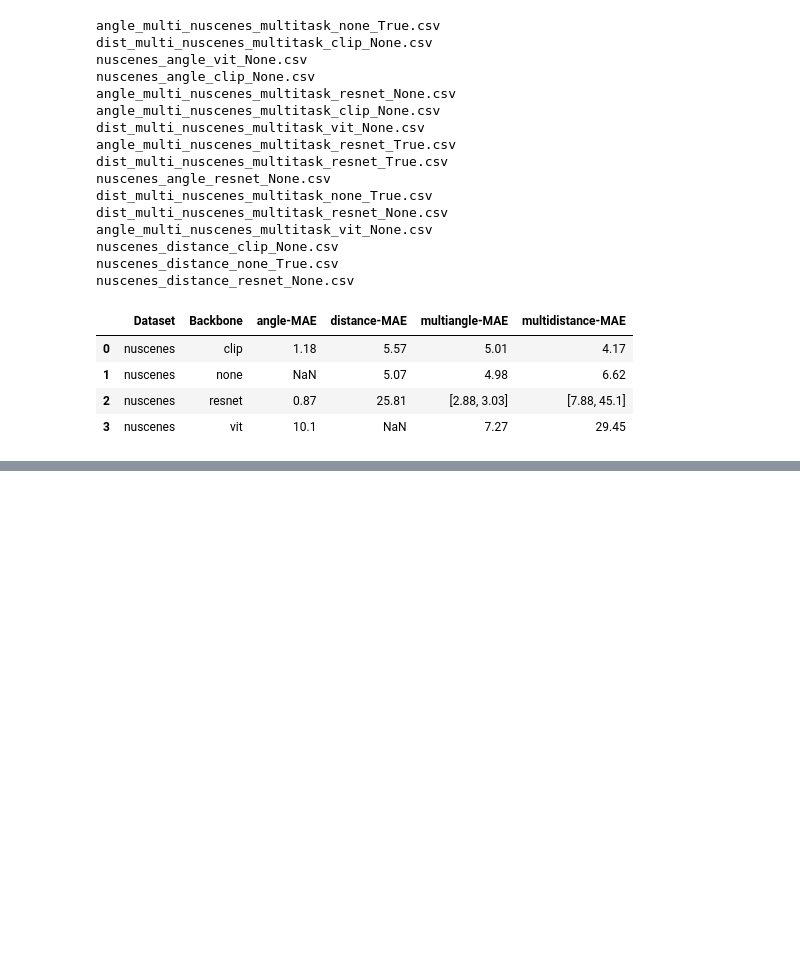
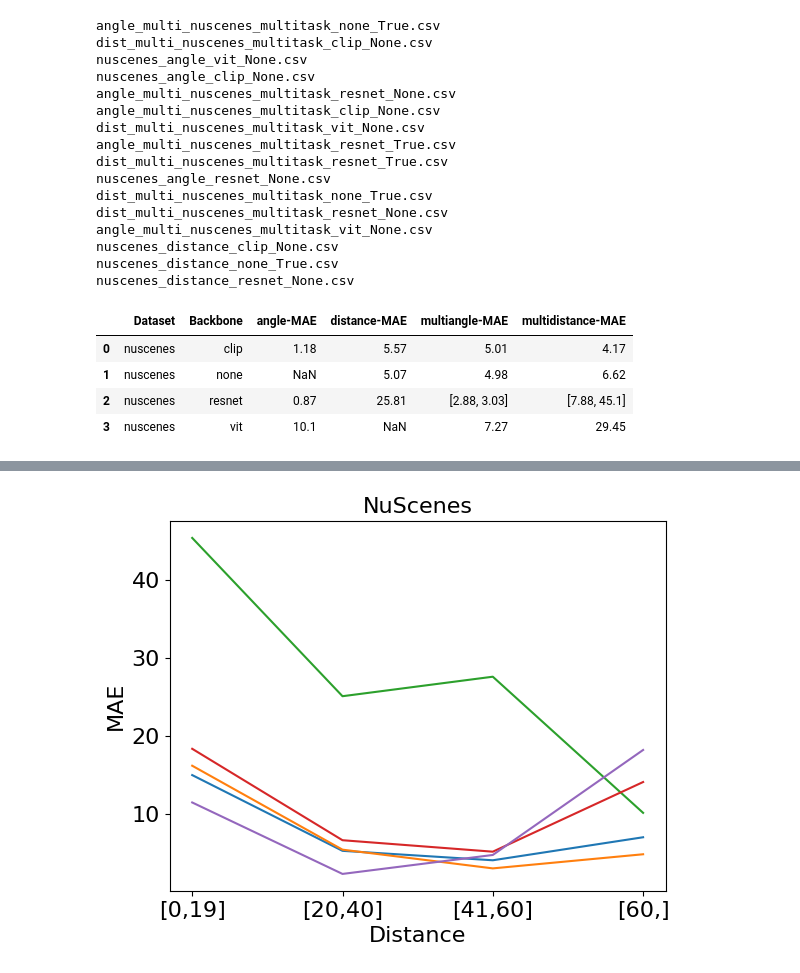
Before and after one commit to jessicamecht/concept_gridlock, a Jupyter notebook: analyse_results/table_for_papers copy.ipynb, the cells around one changed output, grey strips where cells are left out. Cells and saved outputs as stored; diff of their text form; code cells hidden in the pictures; blank space fills up the shorter version.

```diff
--- a/analyse_results/table_for_papers copy.ipynb
+++ b/analyse_results/table_for_papers copy.ipynb
@@ -333,0 +537,4 @@ df_pivot
+# %%
+df = pd.DataFrame(rows)
+# %%
+df['n'] = df["Concept"].astype(str) + df["Backbone"]
@@ -333,0 +668,13 @@ df_pivot
+# %%
+# The list of dictionaries
+df = pd.DataFrame(rows)
+
+# Pivot the DataFrame
+df_pivot = pd.pivot_table(df, values='t-RMSE', index=['Dataset', 'Backbone', 'Concept'], columns='Task', aggfunc=lambda x: x)
+
+# Rename the columns
+df_pivot.columns = [f'{col}-MAE' for col in df_pivot.columns]
+# Reset the index
+df_pivot = df_pivot.reset_index()
+#df_pivot['Feat. Size'] = [512, 643, 512, 768, 512, 643, 512, 768]
+#df_pivot = df_pivot[["Dataset", "Backbone", 'Feat. Size', 'angle-MAE', 'distance-MAE', 'multiangle-MAE', 'multidistance-MAE']].round(2)
@@ -333,0 +695,20 @@ df_pivot
+# %%
+categories = ["[0,19]", "[20,40]", "[41,60]", "[60,]"]
+df_pivot_comma = df_pivot[df_pivot['Dataset'] =='nuscenes']
+for i in range(df_pivot_comma['distance-MAE'].shape[0]):
+    angle = list(pd.Series(df_pivot_comma['distance-MAE'].iloc[i][0]).interpolate(method='linear'))
+    x_positions = np.arange(len(categories))
+    plt.plot(x_positions, list(angle))
+
+# Relabel the x-axis tick positions with the original categorical values
+
+plt.xticks(x_positions, categories)
+#plt.legend(['CLIP', "Concept", "ResNet", "ResNet+Concept", "ViT"])
+plt.xlabel('Distance', fontsize=16)
+plt.ylabel('MAE', fontsize=16)
+plt.xticks(fontsize=16)
+plt.title("NuScenes", fontsize=16)
+plt.yticks(fontsize=16)
+plt.savefig("dist_nuscenes.pdf")
+# %% [output]
+[figure, added]
```
Also changed, not shown: parts of 30 cells of this notebook, 7 other files.
